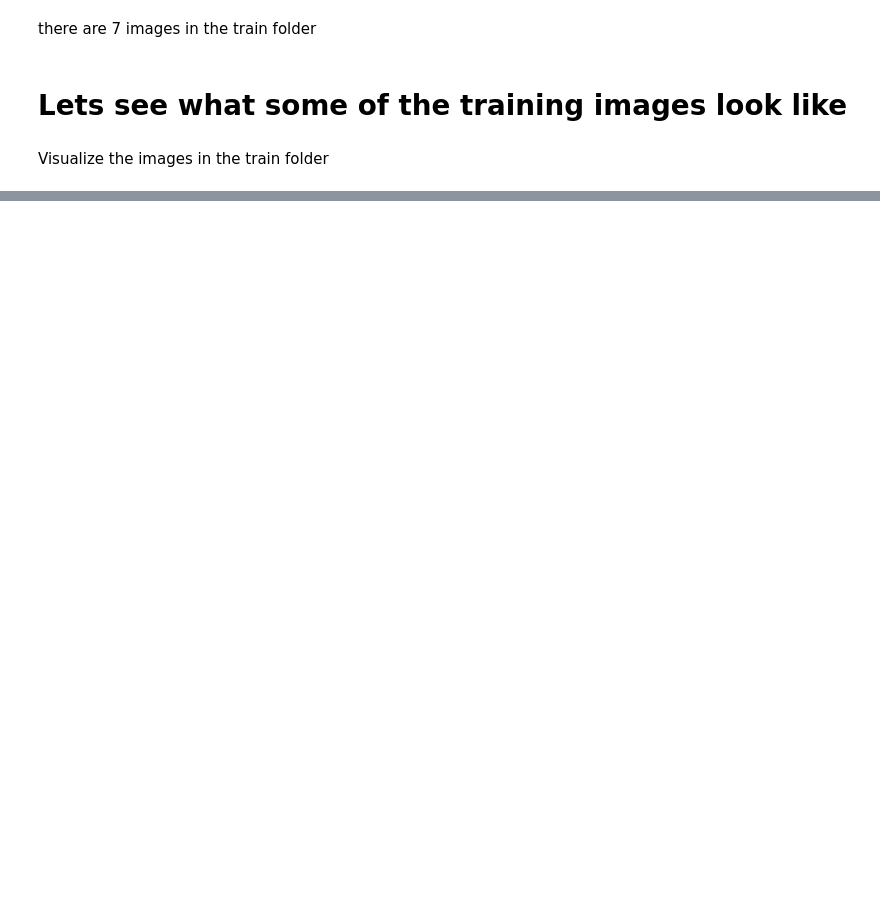
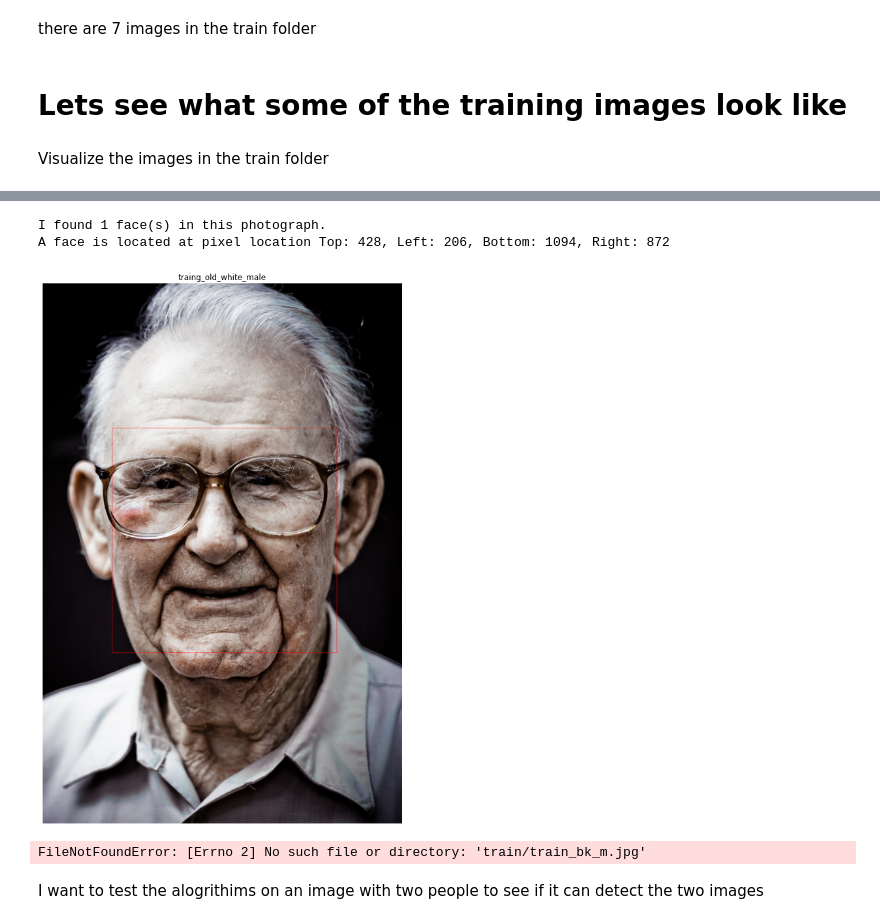
Before and after one commit to samokoye/Machine-Learning, a Jupyter notebook: Cap_3_file/Capstone 3 Preprocessing and Modeling.ipynb, the cells around one changed output, grey strips where cells are left out. Saved outputs shown, nothing was run; the diff lists cells and outputs as text; code cells hidden in the pictures; blank space fills up the shorter version.

```diff
--- a/Cap_3_file/Capstone 3 Preprocessing and Modeling.ipynb
+++ b/Cap_3_file/Capstone 3 Preprocessing and Modeling.ipynb
@@ -105,0 +157,58 @@ plt.show();
+# %%
+
+# Load the old white male file into a numpy array
+image2 = face_recognition.load_image_file('train/train_old_wt_m.jpeg')
+
+# Find all the faces in the image
+
+face_locations2 = face_recognition.face_locations(image2)
+number_of_faces = len(face_locations2)
+print("I found {} face(s) in this photograph.".format(number_of_faces))
+
+# Load the image into a Python Image Library object so that we can draw on top of it and display it
+pil_image2 = PIL.Image.fromarray(image2)
+
+for face_location in face_locations2:
+
+    # Print the location of each face in this image. Each face is a list of co-ordinates in (top, right, bottom, left) order.
+    top, right, bottom, left = face_location
+    print("A face is located at pixel location Top: {}, Left: {}, Bottom: {}, Right: {}".format(top, left, bottom, right))
+
+    # Let's draw a box around the face
+    draw = PIL.ImageDraw.Draw(pil_image2)
+    draw.rectangle([left, top, right, bottom], outline="red")
+
+# Display the image on screen
+show_image(pil_image2, 'traing_old_white_male')
+# %% [output]
+I found 1 face(s) in this photograph.
+A face is located at pixel location Top: 428, Left: 206, Bottom: 1094, Right: 872
+[figure, added]
+# %%
+
+# Load the black male image file into a numpy array
+image3 = face_recognition.load_image_file('train/train_bk_m.jpg')
+
+# Find all the faces in the image
+
+face_locations3 = face_recognition.face_locations(image3)
+number_of_faces = len(face_locations3)
+print("I found {} face(s) in this photograph.".format(number_of_faces))
+
+# Load the image into a Python Image Library object so that we can draw on top of it and display it
+pil_image3 = PIL.Image.fromarray(image3)
+
+for face_location in face_locations3:
+
+    # Print the location of each face in this image. Each face is a list of co-ordinates in (top, right, bottom, left) order.
+    top, right, bottom, left = face_location
+    print("A face is located at pixel location Top: {}, Left: {}, Bottom: {}, Right: {}".format(top, left, bottom, right))
+
+    # Let's draw a box around the face
+    draw = PIL.ImageDraw.Draw(pil_image3)
+    draw.rectangle([left, top, right, bottom], outline="red")
+
+# Display the image on screen
+show_image(pil_image3, 'train_black_male')
+# %% [output]
+FileNotFoundError: [Errno 2] No such file or directory: 'train/train_bk_m.jpg'
@@ -105,0 +267,2 @@ plt.show();
+# %% [markdown]
+I want to test the alogrithims on an image with two people to see if it can detect the two images
```
Also changed, not shown: parts of 48 cells of this notebook, 1 other file.
